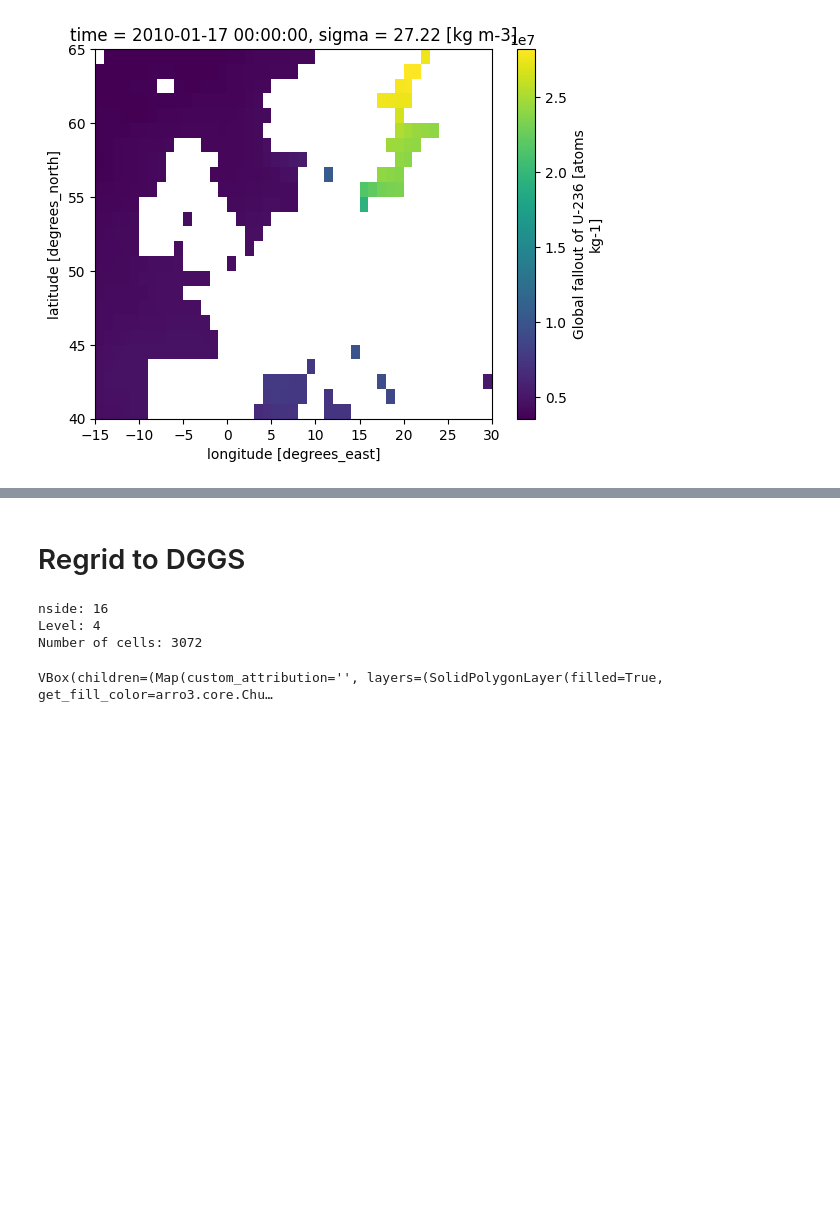
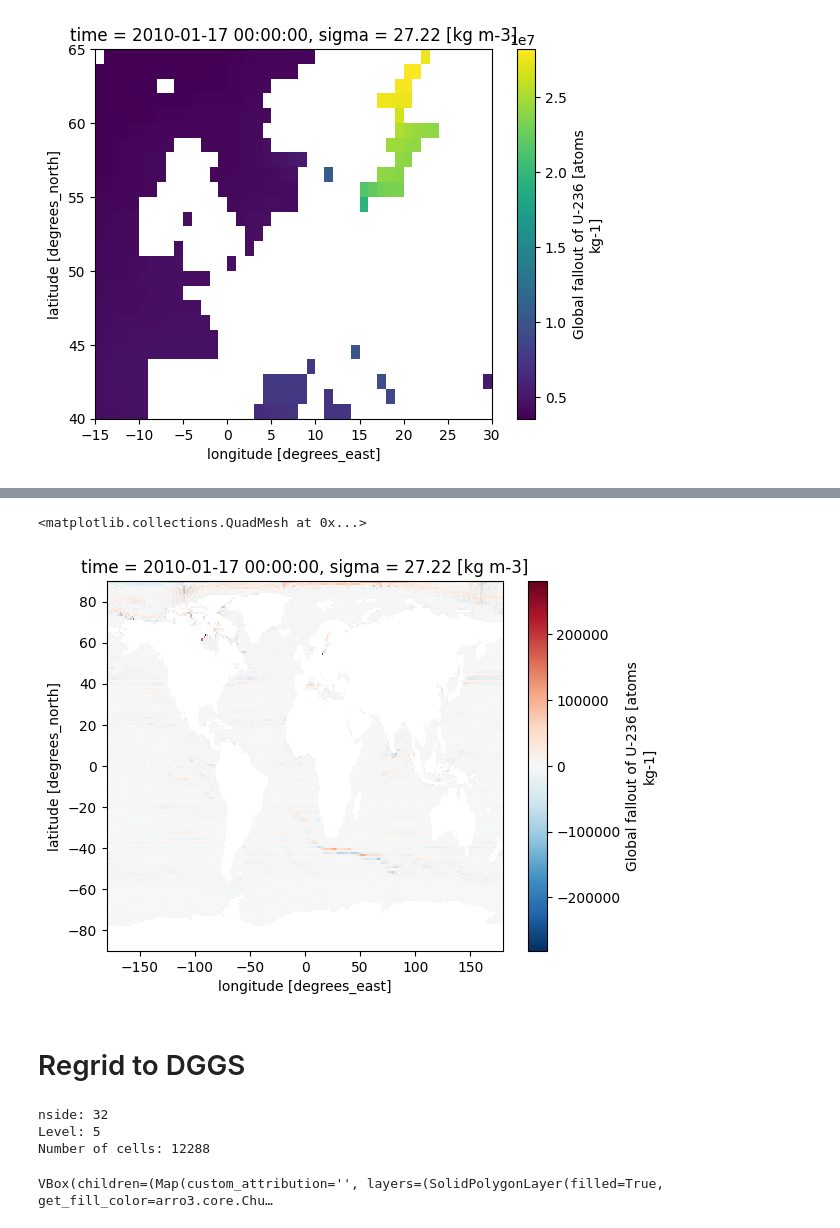
Before and after one commit to FAIR2Adapt/arctic-radioisotopes, a Jupyter notebook: arctic-isotopes/uranium-236.ipynb, the cells around one changed output, grey strips where cells are left out. Cells and saved outputs as stored; diff of their text form; code cells hidden in the pictures; blank space fills up the shorter version.

```diff
--- a/arctic-isotopes/uranium-236.ipynb
+++ b/arctic-isotopes/uranium-236.ipynb
@@ -172,5 +190,10 @@ plt.show()
 # %%
-regridded_dataset_path = data_path / "U236GF_1x1d_bilinear.nc"
+# regridded_dataset_path = data_path / "U236GF_1x1d_bilinear.nc"
+# regridded_dataset_path = data_path / "JRAOC20TRNRPv2_hm_U236GF_2010-2018_1x1d_bil.nc"
+regridded_dataset_path = (
+    data_path / "model" / "JRAOC20TRNRPv2_hm_U236GF_2010-2018_bil.nc"
+)
+
 dr = xr.open_dataset(regridded_dataset_path)
 dr
 # %% [output]
@@ -218,0 +275,3 @@ plat, plon, pclat, pclon = load_grid_vertex(grid_path)
+# %%
+regrid_diff = dr - dcon
+regrid_diff
@@ -219,7 +311,14 @@ plat, plon, pclat, pclon = load_grid_vertex(grid_path)
+# %%
+regrid_diff.U236GF.isel(time=0, sigma=0).plot()
+# %% [output]
+<matplotlib.collections.QuadMesh at 0x...>
+[figure, added]
 # %% [markdown]
 # Regrid to DGGS
 # %%
-nside = 16  # 64  # Each side of the original 12 faces in Healpix is divided into nside parts
+nside = (
+    32  # 16 # Each side of the original 12 faces in Healpix is divided into nside parts
+)
 healpy_grid_level = int(np.log2(nside))  # Healpix level
 number_of_cells = 12 * nside**2  # The resulting total number of cells
 
@@ -230,8 +329,8 @@ print("nside:", nside)
 print("Level:", healpy_grid_level)
 print("Number of cells:", number_of_cells)
 # %% [output]
-nside: 16
-Level: 4
-Number of cells: 3072
+nside: 32
+Level: 5
+Number of cells: 12288
 # %%
 # Perform the actual regridding
```
Also changed, not shown: parts of 18 cells of this notebook, 2 other files.
